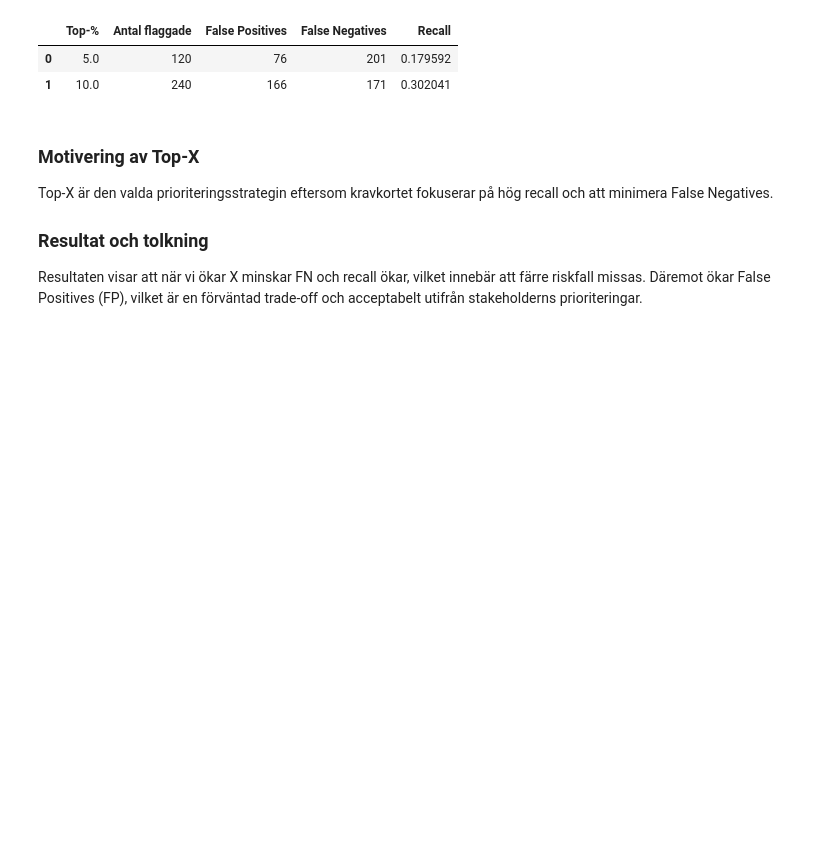
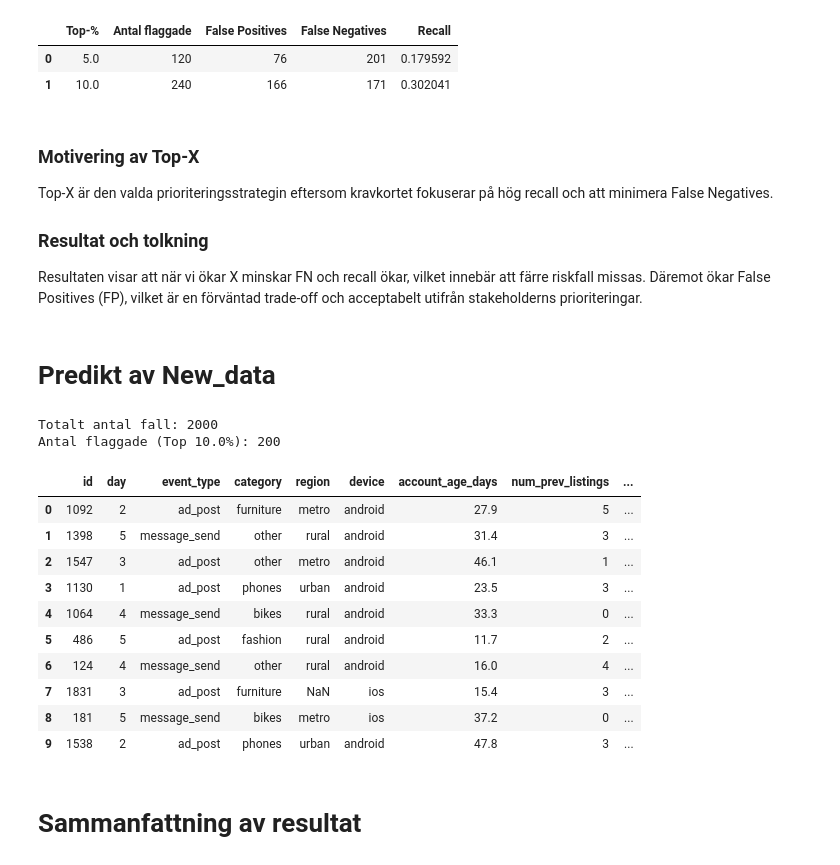
Before and after one commit to eliasstalfreelancer/GruppArbete_ML_Grupp_6, a Jupyter notebook: Report.ipynb, the cells around one changed output. Cells and saved outputs as stored; diff of their text form; code cells hidden in the pictures; blank space fills up the shorter version.

Commit message:
running model with new data

```diff
--- a/Report.ipynb
+++ b/Report.ipynb
@@ -630,3 +630,42 @@ Top-X är den valda prioriteringsstrategin eftersom kravkortet fokuserar på hö
 
 ### Resultat och tolkning
 Resultaten visar att när vi ökar X minskar FN och recall ökar, vilket innebär att färre riskfall missas. Däremot ökar False Positives (FP), vilket är en förväntad trade-off och acceptabelt utifrån stakeholderns prioriteringar.
+# %% [markdown]
+# Predikt av New_data
+# %%
+new_data = pd.read_csv("data/new_data.csv")
+
+X_new = new_data.drop(columns=["id"], errors="ignore")
+
+proba_new = final_model.predict_proba(X_new)[:, 1]
+new_data["p_risk"] = proba_new
+
+
+new_data = new_data.sort_values("p_risk", ascending=False).reset_index(drop=True)
+
+
+top_percentage = 0.10
+k = int(len(new_data) * top_percentage)
+
+new_data["is_flagged"] = 0
+new_data.loc[:k-1, "is_flagged"] = 1
+print(f"Totalt antal fall: {len(new_data)}")
+print(f"Antal flaggade (Top {top_percentage*100}%): {k}")
+new_data.to_csv("data/resualt_data.csv")
+new_data.head(10)
+# %% [output]
+Totalt antal fall: 2000
+Antal flaggade (Top 10.0%): 200
+|  | id | day | event_type | category | region | device | account_age_days | num_prev_listings | ... |
+| 0 | 1092 | 2 | ad_post | furniture | metro | android | 27.9 | 5 | ... |
+| 1 | 1398 | 5 | message_send | other | rural | android | 31.4 | 3 | ... |
+| 2 | 1547 | 3 | ad_post | other | metro | android | 46.1 | 1 | ... |
+| 3 | 1130 | 1 | ad_post | phones | urban | android | 23.5 | 3 | ... |
+| 4 | 1064 | 4 | message_send | bikes | rural | android | 33.3 | 0 | ... |
+| 5 | 486 | 5 | ad_post | fashion | rural | android | 11.7 | 2 | ... |
+| 6 | 124 | 4 | message_send | other | rural | android | 16.0 | 4 | ... |
+| 7 | 1831 | 3 | ad_post | furniture | NaN | ios | 15.4 | 3 | ... |
+| 8 | 181 | 5 | message_send | bikes | metro | ios | 37.2 | 0 | ... |
+| 9 | 1538 | 2 | ad_post | phones | urban | android | 47.8 | 3 | ... |
+# %% [markdown]
+# Sammanfattning av resultat
```
Also changed, not shown: parts of 1 cell of this notebook, 3 other files.
